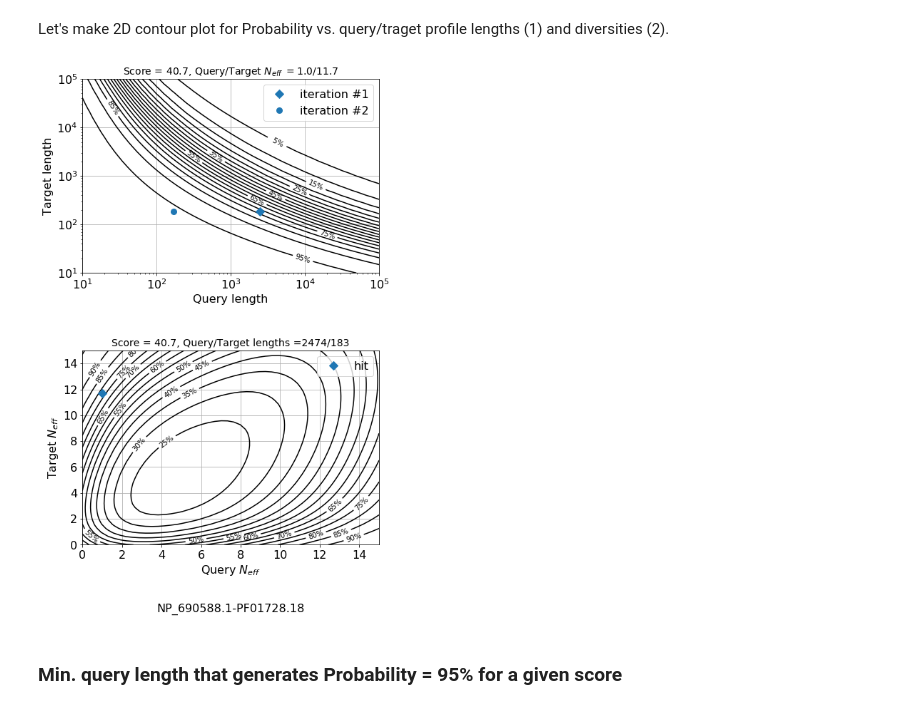
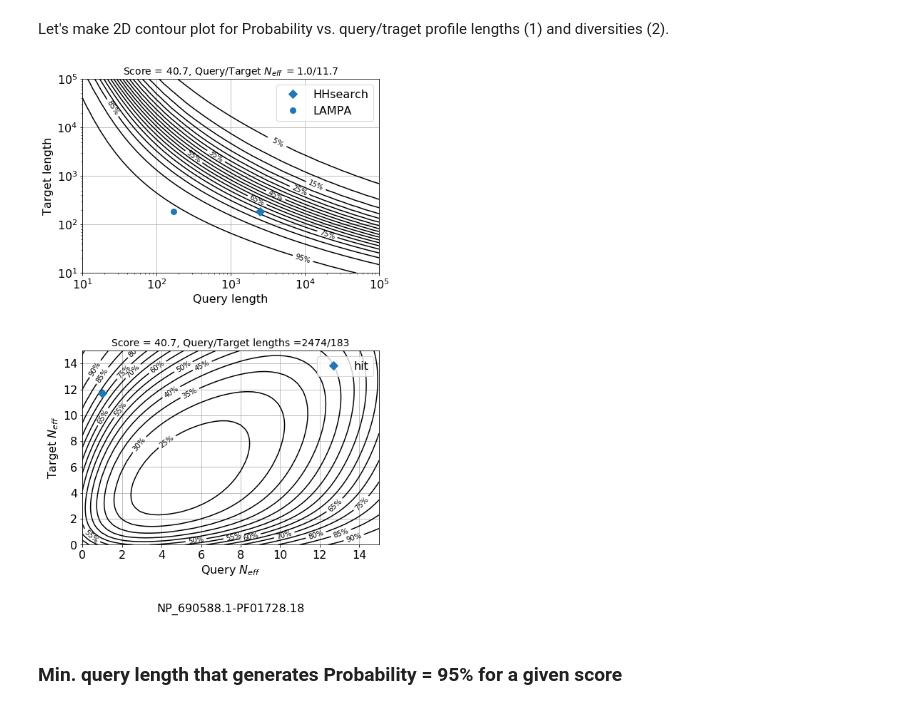
Before and after one commit to Gorbalenya-Lab/hh-suite-notebooks, a Jupyter notebook: test_score.ipynb, the cells around one changed output. Drawn from its saved outputs; the diff is of its cells as text; code cells hidden in the pictures.

```diff
--- a/test_score.ipynb
+++ b/test_score.ipynb
@@ -144,11 +144,11 @@ hits = [
 # NP_690588.1_1-2474 vs. PF01728.18 (iteration_1)
 Hit(score=40.7270432, score_ss=-0.0733758, q_Neff=1.0, t_Neff=11.7, q_L=2474, t_L=183, N_searched=1,
     Probab_HH=77.7733154, Pval_HH=1.50802e-05, query='NP_690588.1', query_coords='1-2474',
-    target='PF01728.18', iteration='1', comment='iteration #1'),
+    target='PF01728.18', iteration='1', comment='HHsearch'),
 # NP_690588.1_1166-1348 vs. PF01728.18 (iteration_2)
 Hit(score=39.3617821, score_ss=-0.0733758, q_Neff=1.0, t_Neff=11.7, q_L=(1348-1166+1), t_L=183, N_searched=1,
     Probab_HH=95.1556091, Pval_HH=1.15029e-07, query='NP_690588.1', query_coords='1166-1348',
-    target='PF01728.18', iteration='2', comment='iteration #2')
+    target='PF01728.18', iteration='2', comment='LAMPA')
 ]
 
 # OR read hits from a file
@@ -186,6 +186,10 @@ if csv_file != '':
     for r in csv_reader:
         if r[0] == 'Query':
             continue
+        if r[4] == 'iteration #1':
+            r[4] = 'HHsearch'
+        else:
+            r[4] = 'LAMPA'
         h = Hit(
             query=r[0],
             query_coords=r[1],
@@ -383,36 +387,36 @@ fig.set_size_inches(7,11)
 
 ax1.set_xscale("log", nonposx='clip')
 ax1.set_yscale("log", nonposy='clip')
 ax1.set_title('Score = ' + ('%4.1f' % hit.score) + ', Query/Target $N_{eff}\ =' + str(hit.q_Neff) + '/' + str(hit.t_Neff) + '$', size=14)
 ax1.set_xlabel('Query length', size=16)
 ax1.set_ylabel('Target length', size=16)
 
 levels = np.arange(0, 100, 5)
 
 p = ax1.contour(X0, Y0, P0, levels=levels, colors='k')
 ax1.clabel(p, levels[1::2], inline=1, fmt='%2.0f%%', fontsize=10)
-ax1.plot([hits[0].q_L], [hits[0].t_L], zorder=4, linestyle='', label='iteration #1', marker='D', c=color, markersize=8)
-ax1.plot([hits[1].q_L], [hits[1].t_L], zorder=4, linestyle='', label='iteration #2', marker='o', c=color, markersize=8)
+ax1.plot([hits[0].q_L], [hits[0].t_L], zorder=4, linestyle='', label='HHsearch', marker='D', c=color, markersize=8)
+ax1.plot([hits[1].q_L], [hits[1].t_L], zorder=4, linestyle='', label='LAMPA', marker='o', c=color, markersize=8)
 
 ax1.grid(True)
 ax1.legend() # prop={'size': 12}
 
 ax2.set_title('Score = ' + ('%4.1f' % hit.score) + ', Query/Target lengths =' + str(hit.q_L) + '/' + str(hit.t_L), size=14)
 ax2.set_xlabel('Query $N_{eff}$\n\n\n' + pair_name, size=16)
 ax2.set_ylabel('Target $N_{eff}$', size=16)
 
 levels = np.arange(0, 100, 5)
 p = ax2.contour(X, Y, P, levels=levels, colors='k')
 ax2.clabel(p, levels[0::1], inline=1, fmt='%2.0f%%', fontsize=10)
 ax2.plot([hit.q_Neff], [hit.t_Neff], zorder=4, linestyle='', label='hit', marker='D', c=color, markersize=8)
 ax2.legend()
 ax2.grid(True)
 
 plt.subplots_adjust(hspace=0.4, top=0.95, right=0.95)
 pdffile = 'output/{}-{}-Figure-7.pdf'.format(hits[0].query, hits[0].target)
 plt.savefig(pdffile, format='PDF')
 # %% [output]
-[figure, old version]
+[figure, new version]
 # %% [markdown]
 ### Min. query length that generates Probability = 95% for a given score
 # %% [markdown]
```
Also changed, not shown: parts of 1 cell of this notebook, 9 other files.
